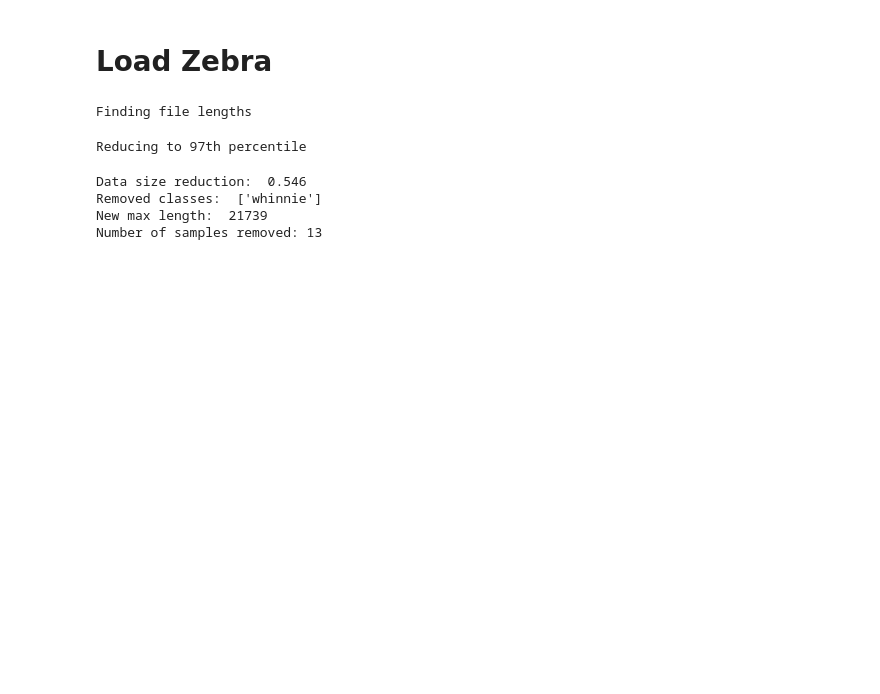
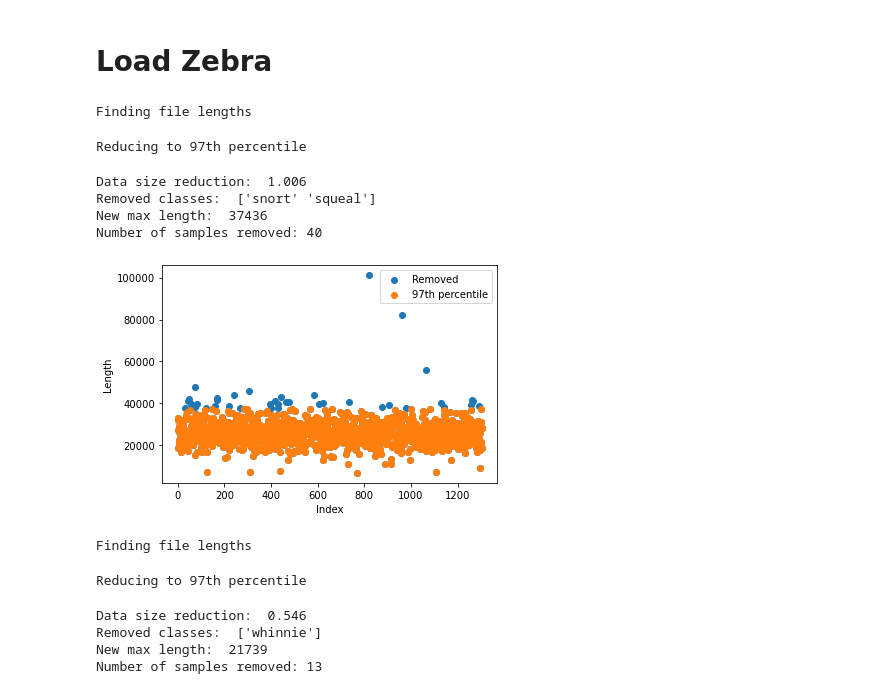
Before and after one commit to AleksandraPanfilova/Zebra_Project, a Jupyter notebook: Audio Load Example.ipynb, the cells around one changed output. Cells and saved outputs as stored; diff of their text form; code cells hidden in the pictures; blank space fills up the shorter version.

```diff
--- a/Audio Load Example.ipynb
+++ b/Audio Load Example.ipynb
@@ -22,6 +22,18 @@ zebra_labels = df['label']
 #audio_files_non_db, _, _ = gen_audio_array(audio_path,df)
 #audio_files, audio_size, index_longest= msr_log(audio_path,df)
 #zebra_labels = gen_labels(filenames_long)
+# %%
+audio_path_poor_labels = 'Zebra.calls.with.space/all/'
+audio_size,audio_list_short,labels_short,idx_longest = length_finder_bad_labels(audio_path_poor_labels,97)
+zebra_labels = pd.Series(data=labels_short, index=[np.arange(len(labels_short))])
+# %% [output]
+Finding file lengths
+Reducing to 97th percentile
+Data size reduction:  1.006
+Removed classes:  ['snort' 'squeal']
+New max length:  37436
+Number of samples removed: 40
+[figure, added]
 # %%
 audio_size,audio_list_short,labels_short = length_finder(audio_path,df,97)
 zebra_labels = pd.Series(data=labels_short, index=[np.arange(len(labels_short))])
```
Also changed, not shown: parts of 1 cell of this notebook, 4 other files.
